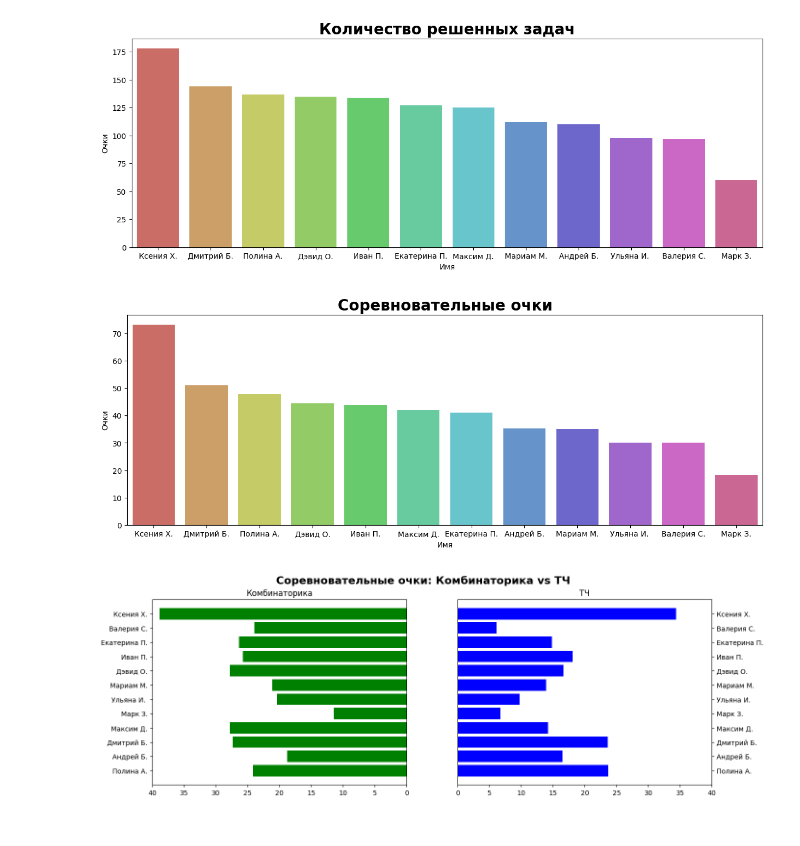
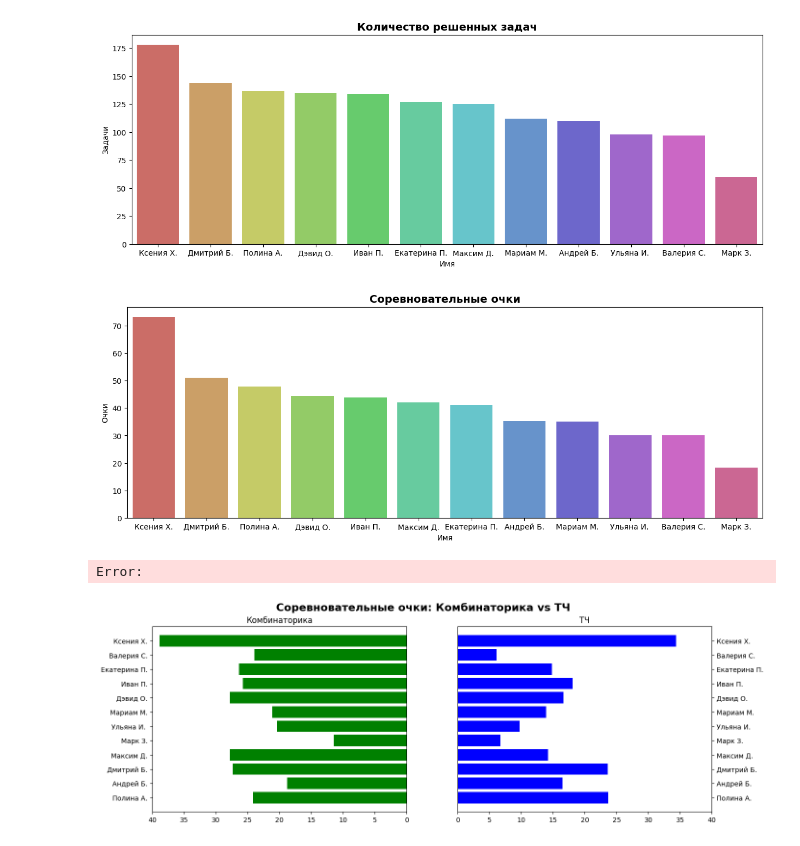
Before and after one commit to IvanUstenko/Spec_Mat_Analyzer, a Jupyter notebook: analyze_main.ipynb, the cells around one changed output. Cells and saved outputs as stored; diff of their text form; code cells hidden in the pictures.

```diff
--- a/analyze_main.ipynb
+++ b/analyze_main.ipynb
@@ -8,23 +9,26 @@ import math
 
 df = pd.read_csv("problems.csv", delimiter=";")
 # %%
-total_problems = an.total_problems(df).sort_values(ascending=False).reset_index(name="Очки").rename(columns={"index":"Имя"})
+total_problems = an.total_problems(df).sort_values(ascending=False).reset_index(name="Задачи").rename(columns={"index":"Имя"})
 
 plt.figure(figsize=(15, 5))
-plt.title("Количество решенных задач", weight="heavy", size=20)
-sns.barplot(total_problems, x="Имя", y="Очки", palette="hls", hue="Имя")
+plt.title("Количество решенных задач", weight="heavy", size=14)
+sns.barplot(total_problems, x="Имя", y="Задачи", palette="hls", hue="Имя")
+#plt.axhline(total_problems["Задачи"].mean())
 plt.show()
 # %% [output]
-[figure, old version]
+[figure, new version]
 # %%
-comp_points = an.competative_points(df, weight_func="sqrt").sort_values(ascending=False).reset_index(name="Очки").rename(columns={"index":"Имя"})
+comp_points = an.competative_points(df, weight_func = "sqrt").sort_values(ascending=False).reset_index(name="Очки").rename(columns={"index":"Имя"})
 
 plt.figure(figsize=(15, 5))
-plt.title("Соревновательные очки", weight="heavy", size=20)
-sns.barplot(comp_points, x="Имя", y="Очки", palette='hls', hue="Имя")
+plt.title("Соревновательные очки", weight="heavy", size=14)
+sns.barplot(comp_points, x="Имя", y="Очки", palette="hls", hue="Имя")
+#plt.axhline(total_problems["Задачи"].mean())
 plt.show()
 # %% [output]
-[figure, old version]
+[figure, new version]
+Error:
 # %%
 points_c = an.competative_points(df, topic='Комбинаторика', weight_func="sqrt")
 points_t = an.competative_points(df, topic='ТЧ', weight_func="sqrt")
```
Also changed, not shown: parts of 4 cells of this notebook, 5 other files.
